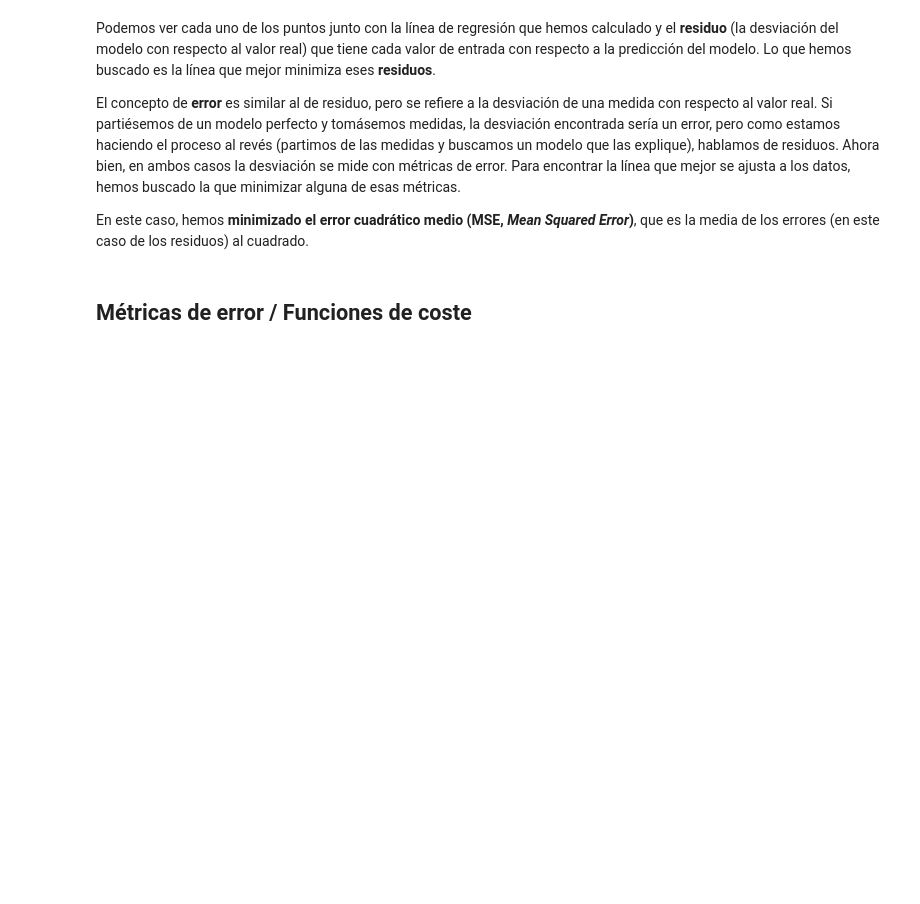
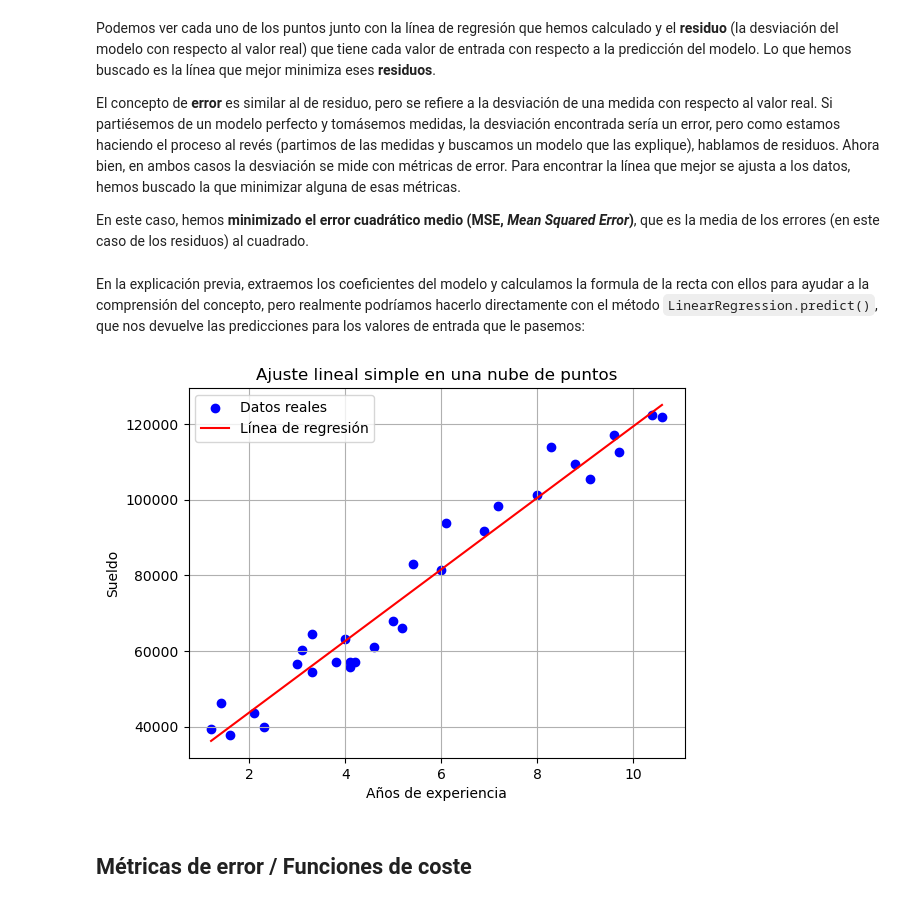
Before and after one commit to avidaldo/machine_learning, a Jupyter notebook: algoritmos/regresion_lineal_simple.ipynb, the cells around one changed output. Cells and saved outputs as stored; diff of their text form; code cells hidden in the pictures; blank space fills up the shorter version.

Commit message:
regresión directamente con predict

````diff
--- a/algoritmos/regresion_lineal_simple.ipynb
+++ b/algoritmos/regresion_lineal_simple.ipynb
@@ -124,6 +125,20 @@ Podemos ver cada uno de los puntos junto con la línea de regresión que hemos c
 El concepto de **error** es similar al de residuo, pero se refiere a la desviación de una medida con respecto al valor real. Si partiésemos de un modelo perfecto y tomásemos medidas, la desviación encontrada sería un error, pero como estamos haciendo el proceso al revés (partimos de las medidas y buscamos un modelo que las explique), hablamos de residuos. Ahora bien, en ambos casos la desviación se mide con métricas de error. Para encontrar la línea que mejor se ajusta a los datos, hemos buscado la que minimizar alguna de esas métricas.
 
 En este caso, hemos **minimizado el error cuadrático medio (MSE, *Mean Squared Error*)**, que es la media de los errores (en este caso de los residuos) al cuadrado.
+# %% [markdown]
+En la explicación previa, extraemos los coeficientes del modelo y calculamos la formula de la recta con ellos para ayudar a la comprensión del concepto, pero realmente podríamos hacerlo directamente con el método ```LinearRegression.predict()```, que nos devuelve las predicciones para los valores de entrada que le pasemos:
+# %%
+plt.scatter(x, y, c='blue', label='Datos reales')
+plt.plot(x, model.predict(x.reshape(-1, 1)), c='red', label=f'Línea de regresión')
+
+plt.xlabel('Años de experiencia')  # Etiqueta del eje x
+plt.ylabel('Sueldo')  # Etiqueta del eje y
+plt.title('Ajuste lineal simple en una nube de puntos')
+plt.legend() # Mostrar la leyenda
+plt.grid(True) # Agregar una cuadrícula
+plt.show() # Mostrar el gráfico
+# %% [output]
+[figure, added]
 # %% [markdown]
 ## Métricas de error / Funciones de coste
 # %% [markdown]
````
Also changed, not shown: parts of 2 cells of this notebook.
